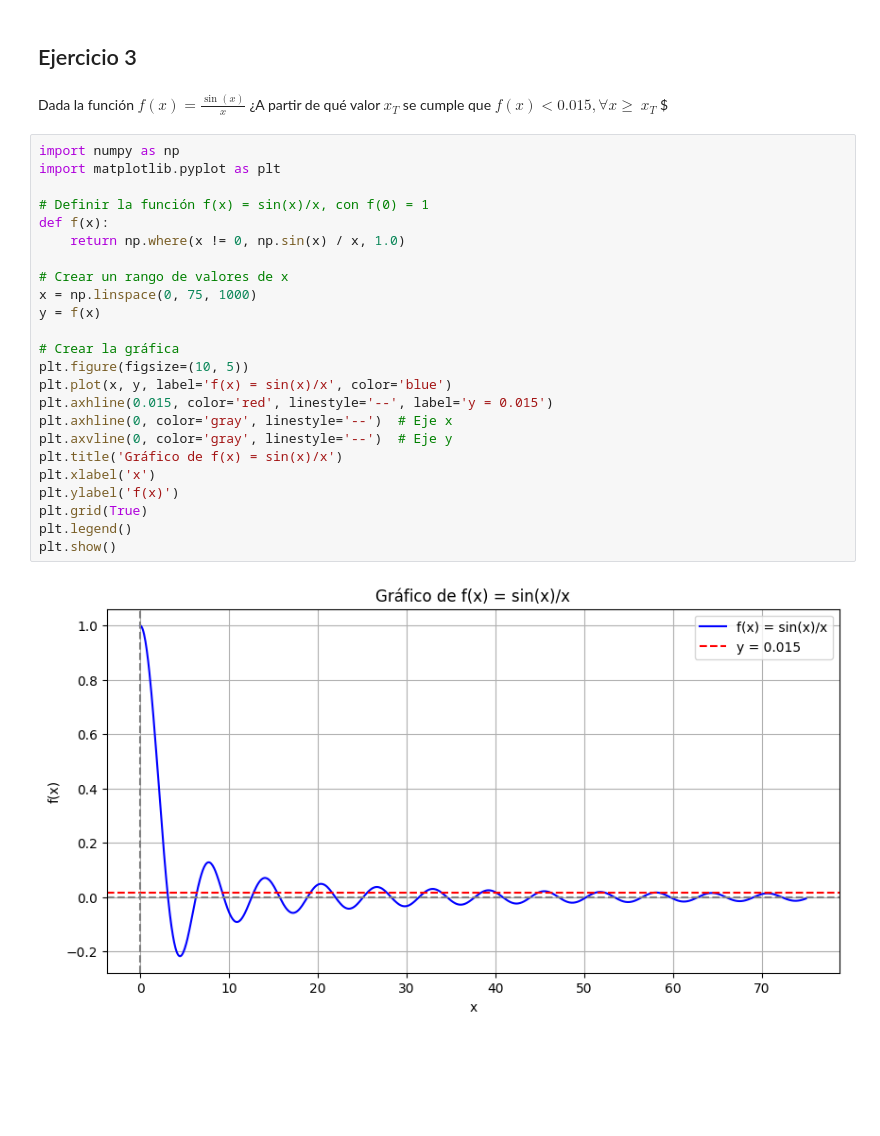
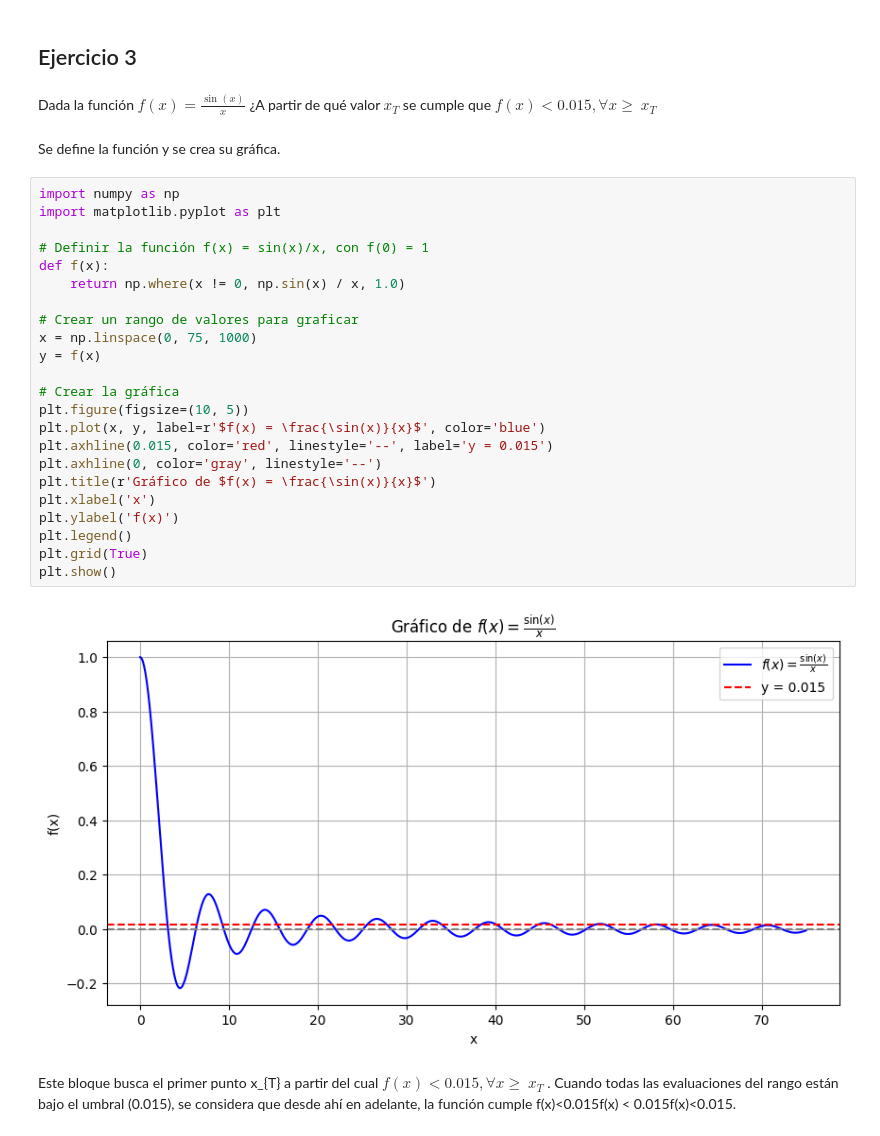
Before and after one commit to dxcam/TalleresMetodosNumericos, a Jupyter notebook: Taller02/taller02cc.ipynb, the cells around one changed output. Saved outputs shown, nothing was run; the diff lists cells and outputs as text; blank space fills up the shorter version.

```diff
--- a/Taller02/taller02cc.ipynb
+++ b/Taller02/taller02cc.ipynb
@@ -261,30 +261,34 @@ plt.show()
 # %% [markdown]
 ## Ejercicio 3
 # %% [markdown]
-Dada la función $f(x) = \frac{\sin(x)}{x}$ ¿A partir de qué valor $x_{T}$ se cumple que $f(x)<0.015,∀x \ge$ $x_{T}$ $
+Dada la función $f(x) = \frac{\sin(x)}{x}$ ¿A partir de qué valor $x_{T}$ se cumple que $f(x)<0.015,∀x \ge$ $x_{T}$
-# %%
-import numpy as np
-import matplotlib.pyplot as plt
-
-# Definir la función f(x) = sin(x)/x, con f(0) = 1
-def f(x):
-    return np.where(x != 0, np.sin(x) / x, 1.0)
-
-# Crear un rango de valores de x
-x = np.linspace(0, 75, 1000)
-y = f(x)
-
-# Crear la gráfica
-plt.figure(figsize=(10, 5))
-plt.plot(x, y, label='f(x) = sin(x)/x', color='blue')
-plt.axhline(0.015, color='red', linestyle='--', label='y = 0.015')
-plt.axhline(0, color='gray', linestyle='--')  # Eje x
-plt.axvline(0, color='gray', linestyle='--')  # Eje y
-plt.title('Gráfico de f(x) = sin(x)/x')
-plt.xlabel('x')
-plt.ylabel('f(x)')
-plt.grid(True)
-plt.legend()
-plt.show()
-# %% [output]
-[figure, removed]
+# %% [markdown]
+Se define la función y se crea su gráfica.
+# %%
+import numpy as np
+import matplotlib.pyplot as plt
+
+# Definir la función f(x) = sin(x)/x, con f(0) = 1
+def f(x):
+    return np.where(x != 0, np.sin(x) / x, 1.0)
+
+# Crear un rango de valores para graficar
+x = np.linspace(0, 75, 1000)
+y = f(x)
+
+# Crear la gráfica
+plt.figure(figsize=(10, 5))
+plt.plot(x, y, label=r'$f(x) = \frac{\sin(x)}{x}$', color='blue')
+plt.axhline(0.015, color='red', linestyle='--', label='y = 0.015')
+plt.axhline(0, color='gray', linestyle='--')
+plt.title(r'Gráfico de $f(x) = \frac{\sin(x)}{x}$')
+plt.xlabel('x')
+plt.ylabel('f(x)')
+plt.legend()
+plt.grid(True)
+plt.show()
+# %% [output]
+[figure, added]
+# %% [markdown]
+Este bloque busca el primer punto x_{T} a partir del cual $f(x)<0.015,∀x \ge$ $x_{T}$ .
+Cuando todas las evaluaciones del rango están bajo el umbral (0.015), se considera que desde ahí en adelante, la función cumple f(x)<0.015f(x) < 0.015f(x)<0.015.
```
Also changed, not shown: parts of 1 cell of this notebook.
